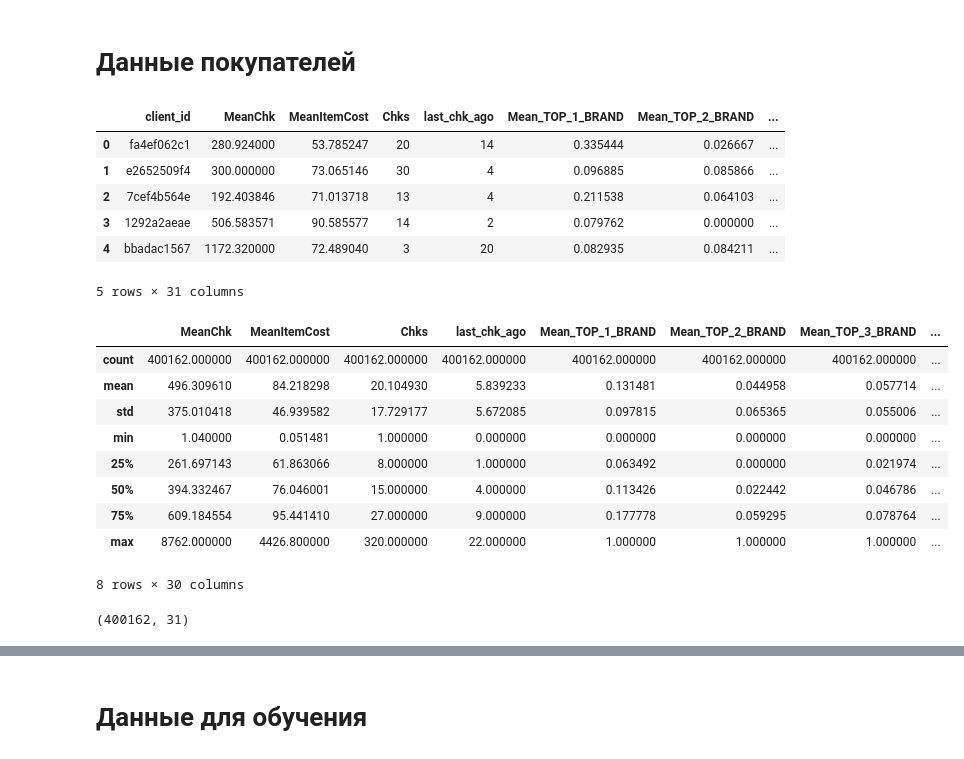
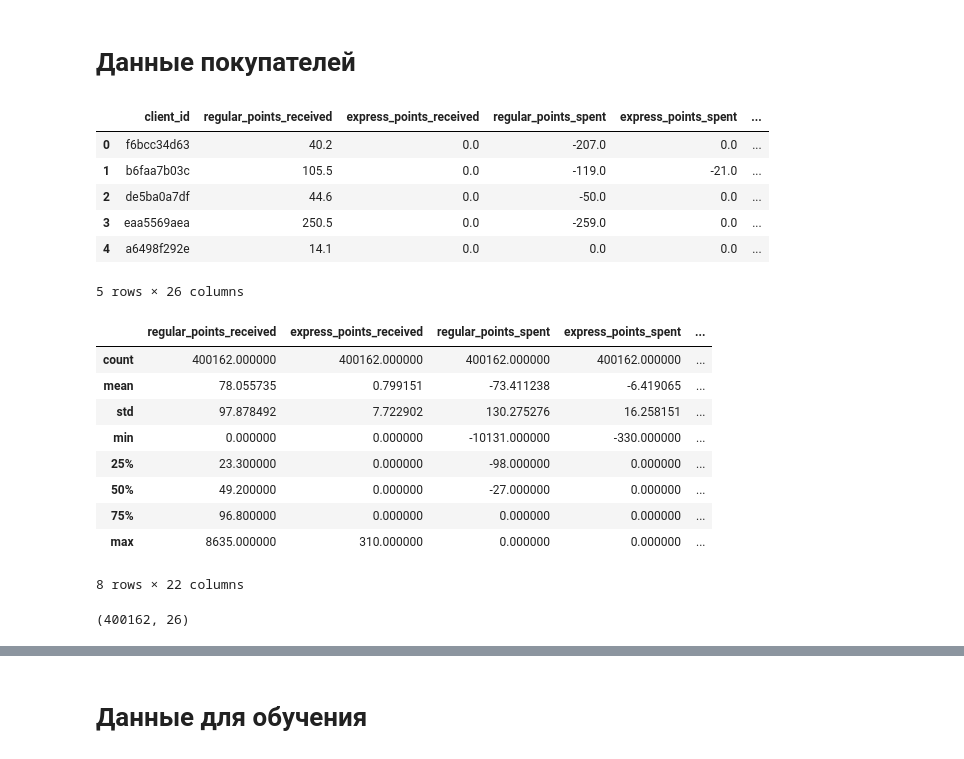
Before and after one commit to JacKira/MastersDegree, a Jupyter notebook: Notebooks/X5/DataView.ipynb, the cells around one changed output, grey strips where cells are left out. Cells and saved outputs as stored; diff of their text form; code cells hidden in the pictures.

```diff
--- a/Notebooks/X5/DataView.ipynb
+++ b/Notebooks/X5/DataView.ipynb
@@ -6,29 +6,29 @@ import numpy as np
 # Данные покупателей
 # %%
 with pyodbc.connect('DRIVER={SQL SERVER};SERVER=DESKTOP-CCQDQVO') as conn:
-    strq = 'SELECT * FROM X5.dbo.X5_DATA_SET'
+    strq = 'SELECT * FROM X5_RETAIL.dbo.X5_DATA_SET'
     df_clients = pd.read_sql(strq, conn)
 
 display(df_clients.head())
 display(df_clients.describe())
 print(df_clients.shape)
 # %% [output]
-|  | client_id | MeanChk | MeanItemCost | Chks | last_chk_ago | Mean_TOP_1_BRAND | Mean_TOP_2_BRAND | ... |
-| 0 | fa4ef062c1 | 280.924000 | 53.785247 | 20 | 14 | 0.335444 | 0.026667 | ... |
-| 1 | e2652509f4 | 300.000000 | 73.065146 | 30 | 4 | 0.096885 | 0.085866 | ... |
-| 2 | 7cef4b564e | 192.403846 | 71.013718 | 13 | 4 | 0.211538 | 0.064103 | ... |
-| 3 | 1292a2aeae | 506.583571 | 90.585577 | 14 | 2 | 0.079762 | 0.000000 | ... |
-| 4 | bbadac1567 | 1172.320000 | 72.489040 | 3 | 20 | 0.082935 | 0.084211 | ... |
+|  | client_id | regular_points_received | express_points_received | regular_points_spent | express_points_spent | ... |
+| 0 | f6bcc34d63 | 40.2 | 0.0 | -207.0 | 0.0 | ... |
+| 1 | b6faa7b03c | 105.5 | 0.0 | -119.0 | -21.0 | ... |
+| 2 | de5ba0a7df | 44.6 | 0.0 | -50.0 | 0.0 | ... |
+| 3 | eaa5569aea | 250.5 | 0.0 | -259.0 | 0.0 | ... |
+| 4 | a6498f292e | 14.1 | 0.0 | 0.0 | 0.0 | ... |
-5 rows × 31 columns
+5 rows × 26 columns
-|  | MeanChk | MeanItemCost | Chks | last_chk_ago | Mean_TOP_1_BRAND | Mean_TOP_2_BRAND | Mean_TOP_3_BRAND | ... |
-| count | 400162.000000 | 400162.000000 | 400162.000000 | 400162.000000 | 400162.000000 | 400162.000000 | 400162.000000 | ... |
-| mean | 496.309610 | 84.218298 | 20.104930 | 5.839233 | 0.131481 | 0.044958 | 0.057714 | ... |
-| std | 375.010418 | 46.939582 | 17.729177 | 5.672085 | 0.097815 | 0.065365 | 0.055006 | ... |
-| min | 1.040000 | 0.051481 | 1.000000 | 0.000000 | 0.000000 | 0.000000 | 0.000000 | ... |
-| 25% | 261.697143 | 61.863066 | 8.000000 | 1.000000 | 0.063492 | 0.000000 | 0.021974 | ... |
-| 50% | 394.332467 | 76.046001 | 15.000000 | 4.000000 | 0.113426 | 0.022442 | 0.046786 | ... |
-| 75% | 609.184554 | 95.441410 | 27.000000 | 9.000000 | 0.177778 | 0.059295 | 0.078764 | ... |
-| max | 8762.000000 | 4426.800000 | 320.000000 | 22.000000 | 1.000000 | 1.000000 | 1.000000 | ... |
+|  | regular_points_received | express_points_received | regular_points_spent | express_points_spent | ... |
+| count | 400162.000000 | 400162.000000 | 400162.000000 | 400162.000000 | ... |
+| mean | 78.055735 | 0.799151 | -73.411238 | -6.419065 | ... |
+| std | 97.878492 | 7.722902 | 130.275276 | 16.258151 | ... |
+| min | 0.000000 | 0.000000 | -10131.000000 | -330.000000 | ... |
+| 25% | 23.300000 | 0.000000 | -98.000000 | 0.000000 | ... |
+| 50% | 49.200000 | 0.000000 | -27.000000 | 0.000000 | ... |
+| 75% | 96.800000 | 0.000000 | 0.000000 | 0.000000 | ... |
+| max | 8635.000000 | 310.000000 | 0.000000 | 0.000000 | ... |
-8 rows × 30 columns
+8 rows × 22 columns
-(400162, 31)
+(400162, 26)
 # %%
```
Also changed, not shown: parts of 4 cells of this notebook, 51 other files.
